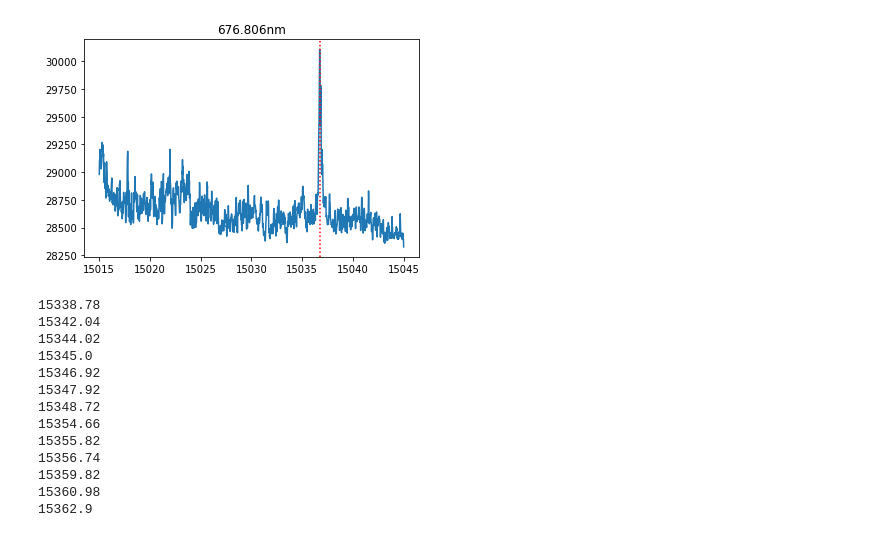
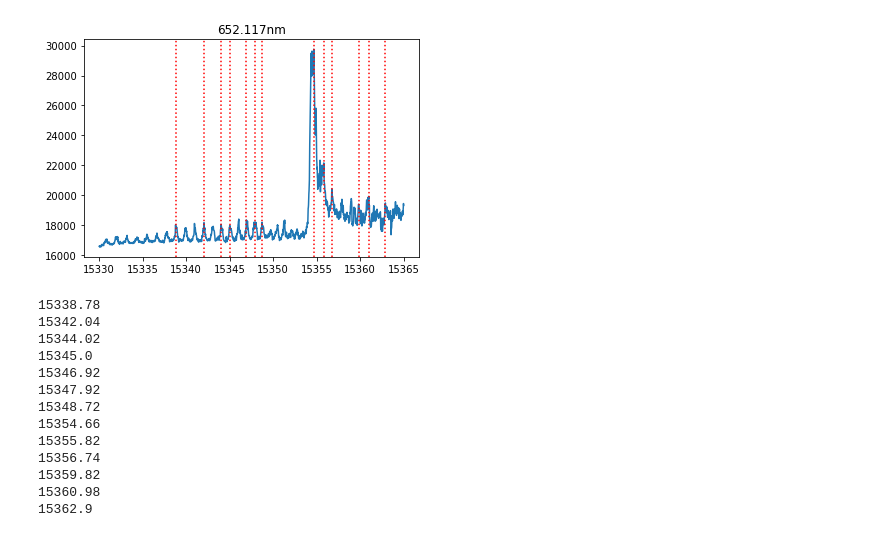
Before and after one commit to c-nielson/Heaven-Lab-Program-Repo, a Jupyter notebook: 2D Grapher.ipynb, the cells around one changed output. Drawn from its saved outputs; the diff is of its cells as text; code cells hidden in the pictures.

```diff
--- a/2D Grapher.ipynb
+++ b/2D Grapher.ipynb
@@ -79,9 +81,9 @@ DF_slice_max = None
 
 df = _2D_Utils.DF_slice(data_medfilt, LIF_pts, DF_slice_min, DF_slice_max)
 
-df_peaks, _ = _2D_Utils.get_peaks(df, desired_DF_prominence, desired_DF_width)
+df_peaks, _ = _2D_Utils.get_peaks(np.flip(df), desired_DF_prominence, desired_DF_width)
 
-plt.plot(DF_pts, df)
+plt.plot(DF_pts, np.flip(df))
 for peak in df_peaks:
     plt.axvline(x=DF_pts[peak], color='r', linestyle=':')
 
@@ -99,17 +101,17 @@ Number of slices available: 14
 # %%
-desired_peak = 8 # Change this to select which slice to plot
+desired_peak = 6 # Change this to select which slice to plot
 peak_lines = True # Controls whether to draw vertical peak lines
 
 plt.plot(LIF_pts, slices[desired_peak][1])
 if peak_lines:
     for peak in slices[desired_peak][2][0]:
         plt.axvline(x=LIF_pts[peak], color='r', linestyle=':')
-plt.title(f'{round(DF_pts[slices[desired_peak][0]], 3)}nm')
+plt.title(f'{round(DF_pts[-slices[desired_peak][0]], 3)}nm')
 
 #plt.xlim(15290, 15320)
-plt.savefig(f"{os.path.dirname(data_file)}/{scan_start}-{scan_stop}_{round(DF_pts[slices[desired_peak][0]], 3)}nm_{scan_step}cm.png", dpi=1200)
+plt.savefig(f"{os.path.dirname(data_file)}/{scan_start}-{scan_stop}_{round(DF_pts[-slices[desired_peak][0]], 3)}nm_{scan_step}cm.png", dpi=1200)
 # %% [output]
-[figure, old version]
+[figure, new version]
 # %%
 for peak in slices[desired_peak][2][0]:
     print(f"{LIF_pts[peak]}")
```
Also changed, not shown: parts of 6 cells of this notebook.
